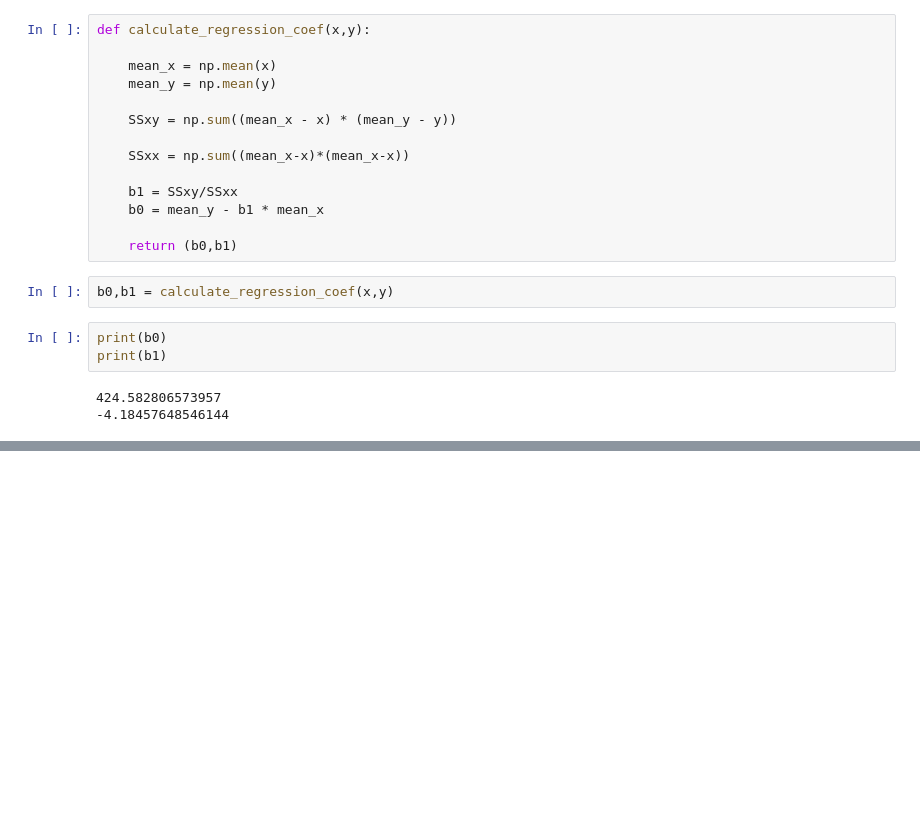
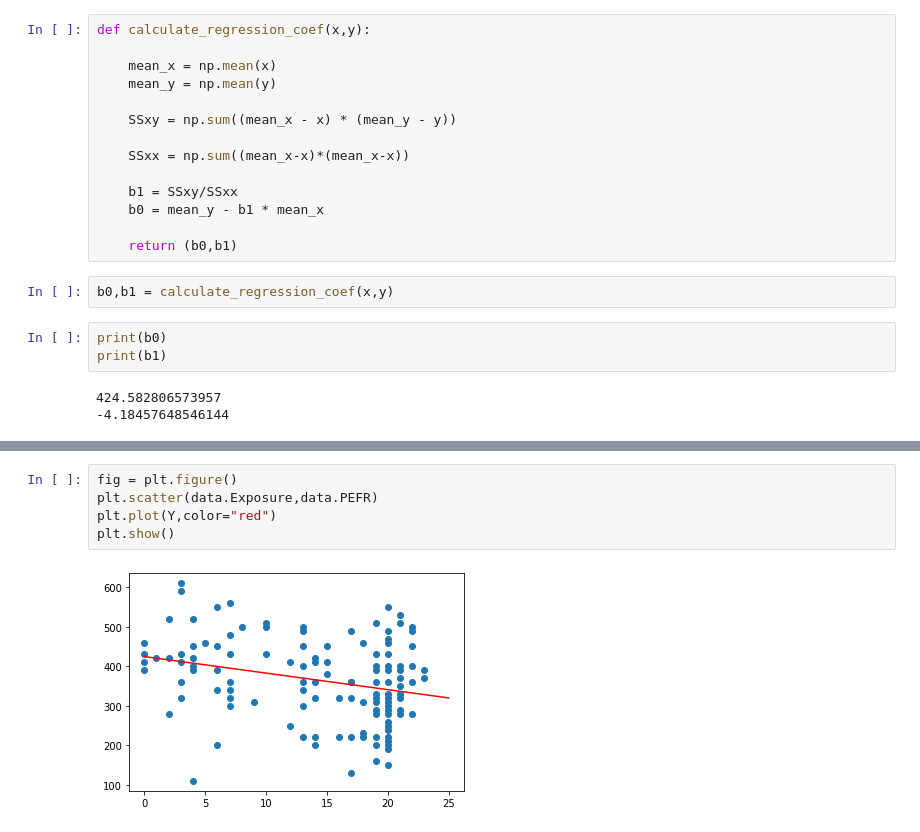
Before and after one commit to tzuzulcode/ai-fundamentals-abril2022, a Jupyter notebook: Regression and prediction/linear regression.ipynb, the cells around one changed output, grey strips where cells are left out. Drawn from its saved outputs; the diff is of its cells as text; blank space fills up the shorter version.

```diff
--- a/Regression and prediction/linear regression.ipynb
+++ b/Regression and prediction/linear regression.ipynb
@@ -154,0 +194,7 @@ print(b1)
+# %%
+fig = plt.figure()
+plt.scatter(data.Exposure,data.PEFR)
+plt.plot(Y,color="red")
+plt.show()
+# %% [output]
+[figure, added]
```
Also changed, not shown: parts of 3 cells of this notebook.
